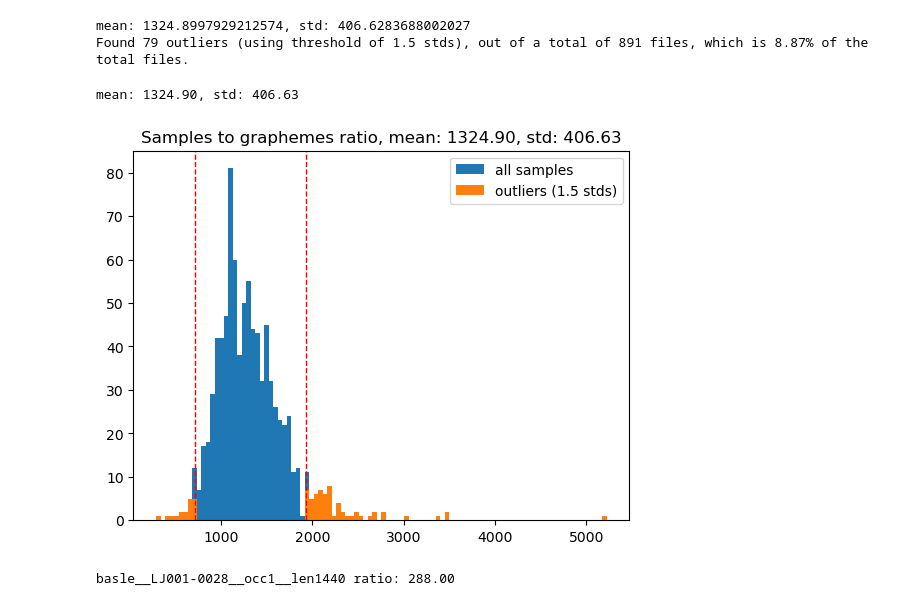
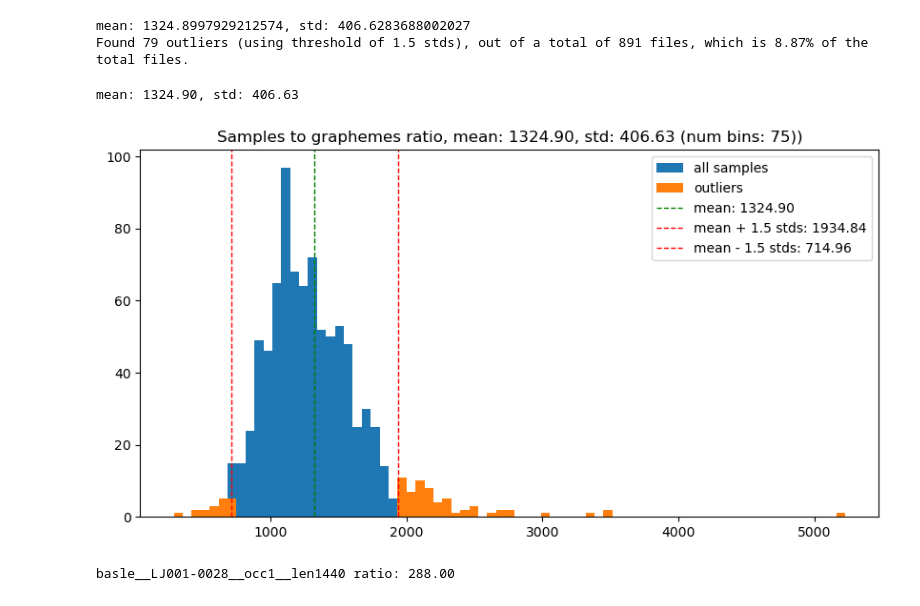
Before and after one commit to jonojace/rlspeller, a Jupyter notebook: wordalign_wavs.ipynb, the cells around one changed output. Drawn from its saved outputs; the diff is of its cells as text; code cells hidden in the pictures.

Commit message:
improve plot

```diff
--- a/wordalign_wavs.ipynb
+++ b/wordalign_wavs.ipynb
@@ -582,23 +584,29 @@ if False:
 mean: 1324.8997929212574, std: 406.6283688002027
 Found 79 outliers (using threshold of 1.5 stds), out of a total of 891 files, which is 8.87% of the total files.
 # %%
+plt.rcParams['figure.figsize'] = [10, 5]
+
 # plot histogram of samples_to_graphemes_ratios comparing outliers and non-outliers
+NUM_HISTOGRAM_BINS = 75
 samples_to_graphemes_ratios = [wav_dict[key]["samples_to_graphemes_ratio"] for key in wav_dict]
 samples_to_graphemes_ratios = np.array(samples_to_graphemes_ratios)
 mean = np.mean(samples_to_graphemes_ratios)
 std = np.std(samples_to_graphemes_ratios)
 print(f"mean: {mean:.2f}, std: {std:.2f}")
-plt.hist(samples_to_graphemes_ratios, bins=100, label="all samples")
-plt.hist([wav_dict[key]["samples_to_graphemes_ratio"] for key in outliers], bins=100, label=f"outliers ({NUM_STDS} stds)")
+plt.hist(samples_to_graphemes_ratios, bins=NUM_HISTOGRAM_BINS, label="all samples")
+plt.hist([wav_dict[key]["samples_to_graphemes_ratio"] for key in outliers], bins=NUM_HISTOGRAM_BINS, label=f"outliers ({NUM_STDS} stds)")
 plt.legend()
-plt.title(f"Samples to graphemes ratio, mean: {mean:.2f}, std: {std:.2f}")
+plt.title(f"Samples to graphemes ratio, mean: {mean:.2f}, std: {std:.2f} (num bins: {NUM_HISTOGRAM_BINS}))")
 # show cutoffs
+plt.axvline(mean, color='g', linestyle='dashed', linewidth=1)
 plt.axvline(mean + NUM_STDS * std, color='r', linestyle='dashed', linewidth=1)
 plt.axvline(mean - NUM_STDS * std, color='r', linestyle='dashed', linewidth=1)
+# show mean line and add legend for it
+plt.legend(["all samples", "outliers", f"mean: {mean:.2f}", f"mean + {NUM_STDS} stds: {mean + NUM_STDS * std:.2f}", f"mean - {NUM_STDS} stds: {mean - NUM_STDS * std:.2f}"])
 plt.show()
 # %% [output]
 mean: 1324.90, std: 406.63
-[figure, old version]
+[figure, new version]
 # %%
 # play audio for outliers and print their wordtype
 # sort outliers by samples_to_graphemes_ratio
```
Also changed, not shown: parts of 1 cell of this notebook.
